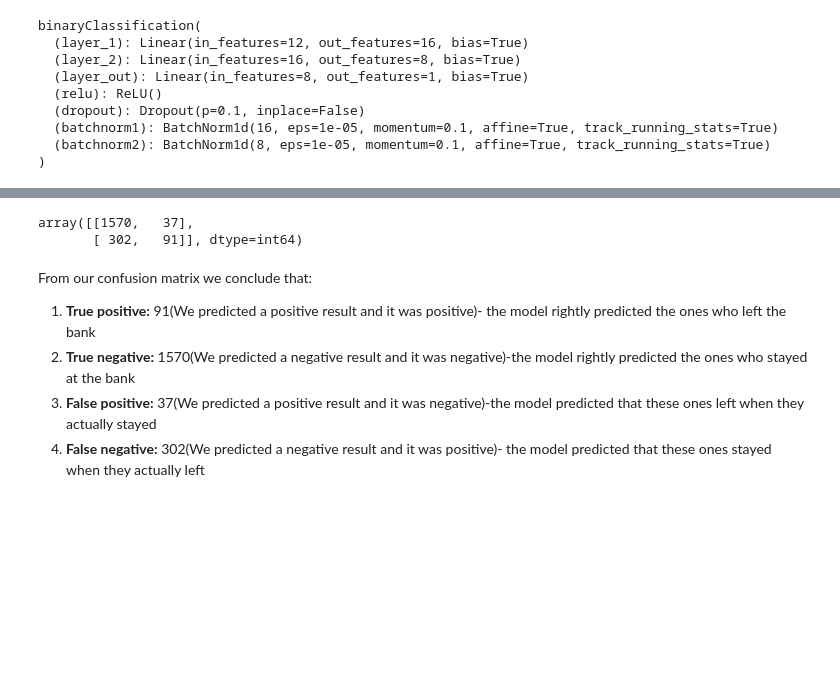
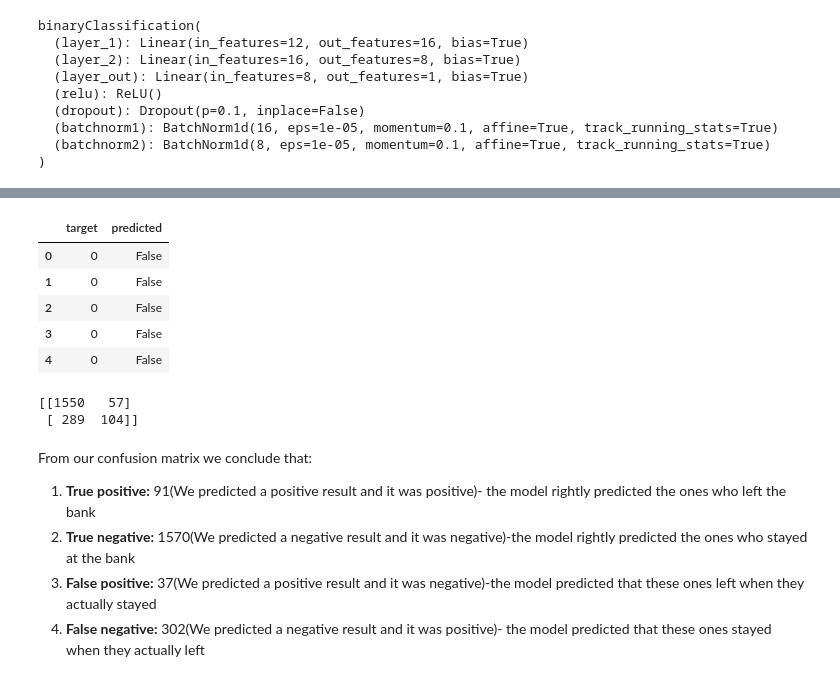
Before and after one commit to Oluwadurotimi10/Reuseable_pipeline_components, a Jupyter notebook: PyTorch/notebook/PyTorch example.ipynb, the cells around one changed output, grey strips where cells are left out. Drawn from its saved outputs; the diff is of its cells as text; code cells hidden in the pictures; blank space fills up the shorter version.

```diff
--- a/PyTorch/notebook/PyTorch example.ipynb
+++ b/PyTorch/notebook/PyTorch example.ipynb
@@ -33,7 +33,7 @@ torch.__version__
 ### Working on a banking dataset to detect churn activities
 # %%
 #importing the data
-data = pd.read_csv('../../churn_modelling.csv')
+data = pd.read_csv("https://raw.githubusercontent.com/AdeloreSimiloluwa/Artificial-Neural-Network/master/data/Churn_Modelling.csv")
 # %%
 #viewing the data
 data.head()
@@ -182,7 +182,7 @@ X_test = sc.transform(X_test)
 ### Deep learning model
 # %%
 #setting model hyper-parameters
-EPOCHS = 150
+EPOCHS = 1
 BATCH_SIZE =10
 LEARNING_RATE = 0.001
 # %%
@@ -335,12 +335,29 @@ with torch.no_grad():
 
         y_pred_list.append(y_pred_tag.cpu().numpy())
     y_pred_list = [i.squeeze().tolist() for i in y_pred_list]
+    y_pred_list = [bool(i) for i in y_pred_list]
+# %%
+df1 = pd.DataFrame(y_test)
+df1.reset_index(inplace=True)
+df1.drop(columns=['index'], axis=1, inplace=True)
+df2 = pd.DataFrame(y_pred_list)
+df = pd.concat([df1, df2], axis=1)
+df.columns=['target','predicted']
+df.head()
+# %% [output]
+|  | target | predicted |
+| 0 | 0 | False |
+| 1 | 0 | False |
+| 2 | 0 | False |
+| 3 | 0 | False |
+| 4 | 0 | False |
 # %%
 #confusion matrix
-confusion_matrix(y_test,y_pred_list)
+cm = confusion_matrix(df['target'],df['predicted'])
+print(cm)
 # %% [output]
-array([[1570,   37],
-       [ 302,   91]], dtype=int64)
+[[1550   57]
+ [ 289  104]]
 # %% [markdown]
 From our confusion matrix we conclude that:
 1. **True positive:** 91(We predicted a positive result and it was positive)- the model rightly predicted the ones who left the bank
```
Also changed, not shown: parts of 1 cell of this notebook, 8 other files.
